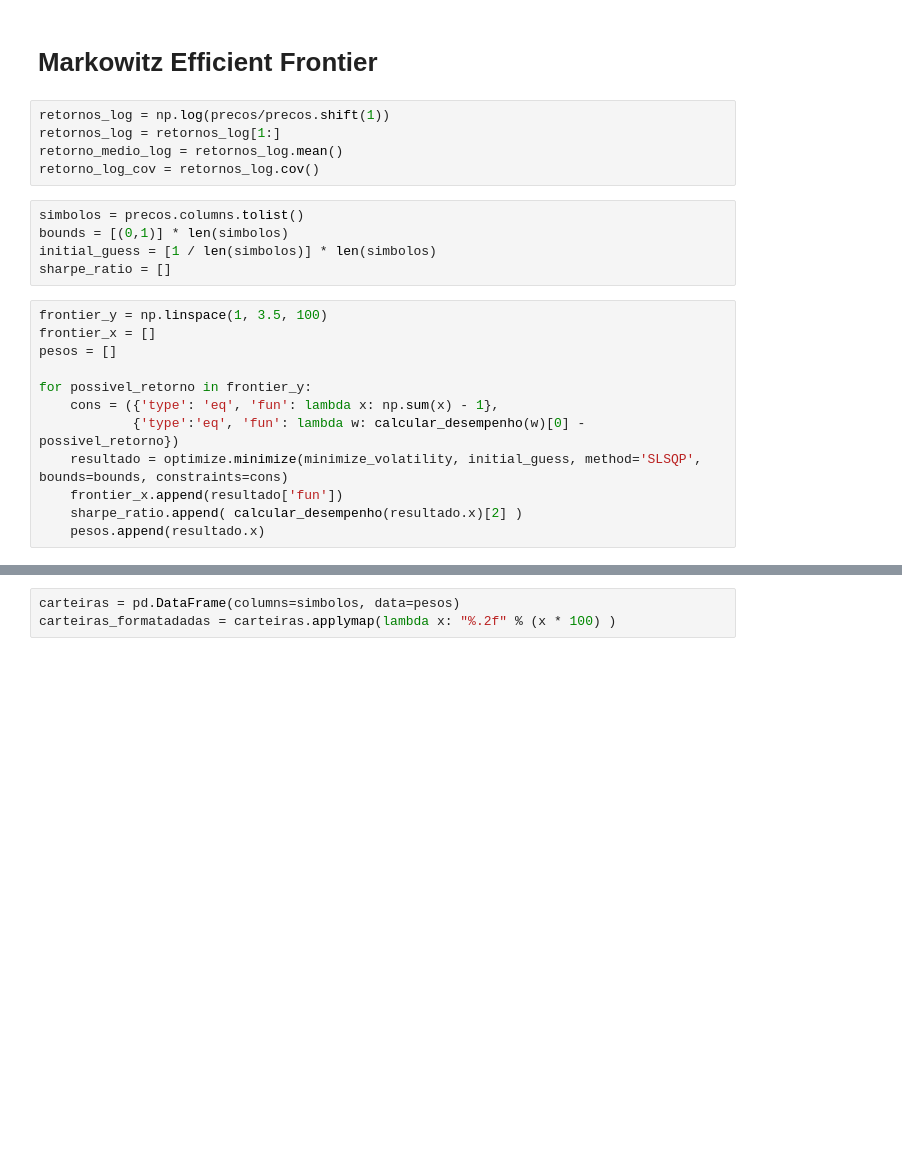
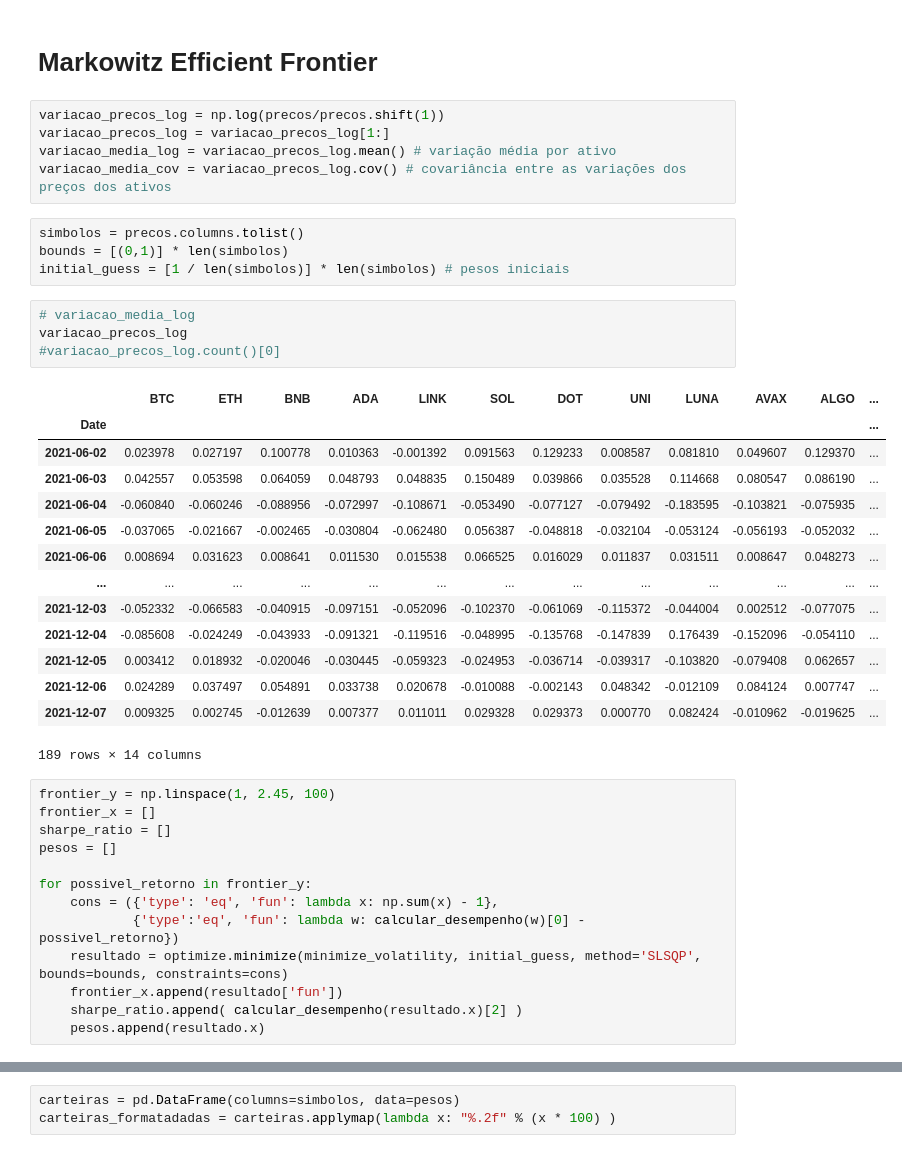
Before and after one commit to lamartinet/cripto, a Jupyter notebook: portfolio/src/otimizacao_carteiras.ipynb, the cells around one changed output, grey strips where cells are left out. Cells and saved outputs as stored; diff of their text form; blank space fills up the shorter version.

```diff
--- a/portfolio/src/otimizacao_carteiras.ipynb
+++ b/portfolio/src/otimizacao_carteiras.ipynb
@@ -63,19 +65,38 @@ precos
 190 rows × 14 columns
 # %% [markdown]
 # Markowitz Efficient Frontier
-# %%
-retornos_log = np.log(precos/precos.shift(1))
-retornos_log = retornos_log[1:]
-retorno_medio_log = retornos_log.mean()
-retorno_log_cov = retornos_log.cov()
+# %%
+variacao_precos_log = np.log(precos/precos.shift(1))
+variacao_precos_log = variacao_precos_log[1:]
+variacao_media_log = variacao_precos_log.mean() # variação média por ativo
+variacao_media_cov = variacao_precos_log.cov() # covariância entre as variações dos preços dos ativos
 # %%
 simbolos = precos.columns.tolist()
 bounds = [(0,1)] * len(simbolos)
-initial_guess = [1 / len(simbolos)] * len(simbolos)
-sharpe_ratio = []
+initial_guess = [1 / len(simbolos)] * len(simbolos) # pesos iniciais
+# %%
+# variacao_media_log
+variacao_precos_log
+#variacao_precos_log.count()[0]
+# %% [output]
+|  | BTC | ETH | BNB | ADA | LINK | SOL | DOT | UNI | LUNA | AVAX | ALGO | ... |
+| Date |  |  |  |  |  |  |  |  |  |  |  | ... |
+| 2021-06-02 | 0.023978 | 0.027197 | 0.100778 | 0.010363 | -0.001392 | 0.091563 | 0.129233 | 0.008587 | 0.081810 | 0.049607 | 0.129370 | ... |
+| 2021-06-03 | 0.042557 | 0.053598 | 0.064059 | 0.048793 | 0.048835 | 0.150489 | 0.039866 | 0.035528 | 0.114668 | 0.080547 | 0.086190 | ... |
+| 2021-06-04 | -0.060840 | -0.060246 | -0.088956 | -0.072997 | -0.108671 | -0.053490 | -0.077127 | -0.079492 | -0.183595 | -0.103821 | -0.075935 | ... |
+| 2021-06-05 | -0.037065 | -0.021667 | -0.002465 | -0.030804 | -0.062480 | 0.056387 | -0.048818 | -0.032104 | -0.053124 | -0.056193 | -0.052032 | ... |
+| 2021-06-06 | 0.008694 | 0.031623 | 0.008641 | 0.011530 | 0.015538 | 0.066525 | 0.016029 | 0.011837 | 0.031511 | 0.008647 | 0.048273 | ... |
+| ... | ... | ... | ... | ... | ... | ... | ... | ... | ... | ... | ... | ... |
+| 2021-12-03 | -0.052332 | -0.066583 | -0.040915 | -0.097151 | -0.052096 | -0.102370 | -0.061069 | -0.115372 | -0.044004 | 0.002512 | -0.077075 | ... |
+| 2021-12-04 | -0.085608 | -0.024249 | -0.043933 | -0.091321 | -0.119516 | -0.048995 | -0.135768 | -0.147839 | 0.176439 | -0.152096 | -0.054110 | ... |
+| 2021-12-05 | 0.003412 | 0.018932 | -0.020046 | -0.030445 | -0.059323 | -0.024953 | -0.036714 | -0.039317 | -0.103820 | -0.079408 | 0.062657 | ... |
+| 2021-12-06 | 0.024289 | 0.037497 | 0.054891 | 0.033738 | 0.020678 | -0.010088 | -0.002143 | 0.048342 | -0.012109 | 0.084124 | 0.007747 | ... |
+| 2021-12-07 | 0.009325 | 0.002745 | -0.012639 | 0.007377 | 0.011011 | 0.029328 | 0.029373 | 0.000770 | 0.082424 | -0.010962 | -0.019625 | ... |
+189 rows × 14 columns
 # %%
-frontier_y = np.linspace(1, 3.5, 100)
+frontier_y = np.linspace(1, 2.45, 100)
 frontier_x = []
+sharpe_ratio = []
 pesos = []
 
 for possivel_retorno in frontier_y:
```
Also changed, not shown: parts of 5 cells of this notebook.
